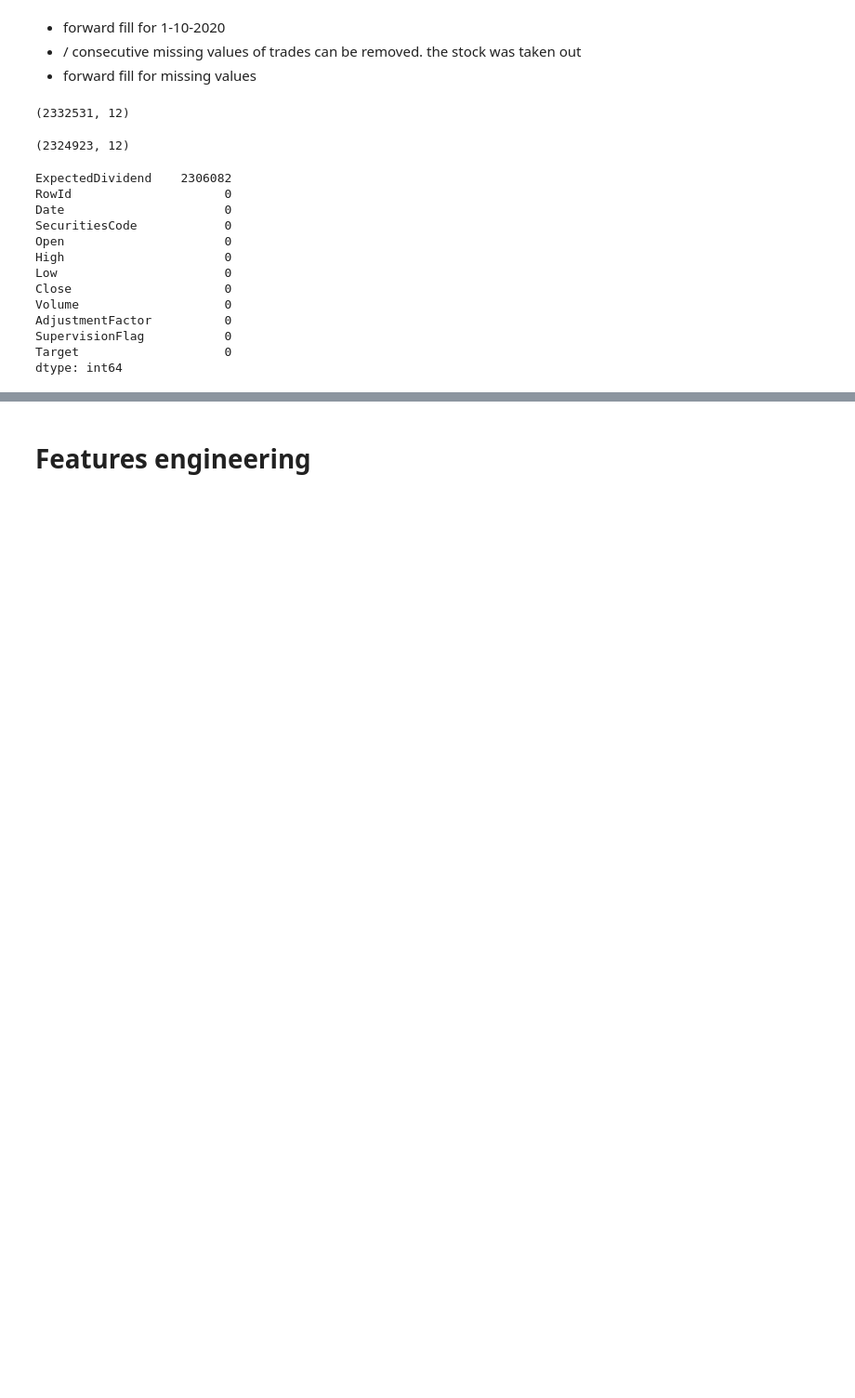
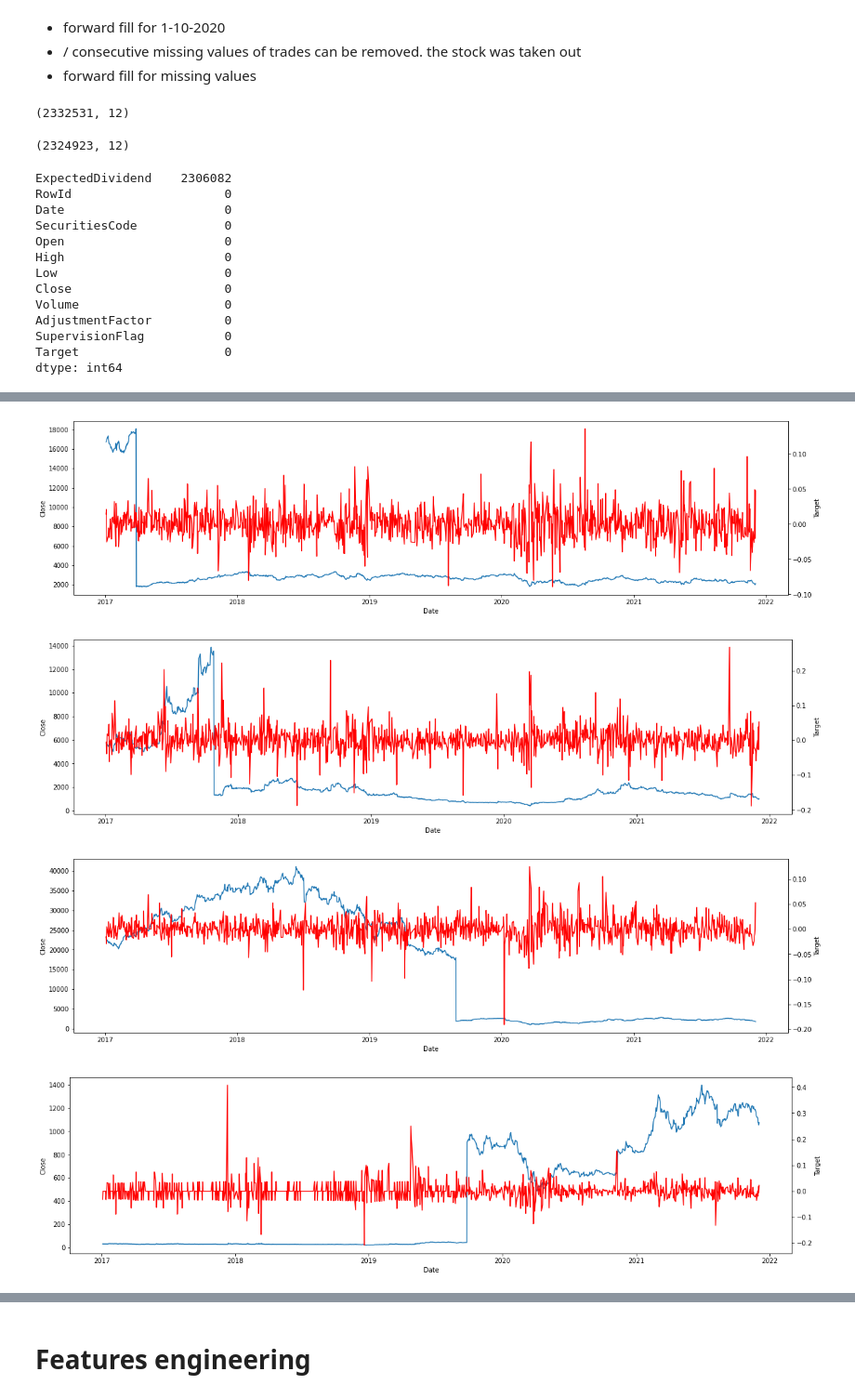
Before and after one commit to valentina-bec/tokyo-stock-exchange, a Jupyter notebook: data.ipynb, the cells around one changed output, grey strips where cells are left out. Shown at 93% size. Cells and saved outputs as stored; diff of their text form; code cells hidden in the pictures; blank space fills up the shorter version.

```diff
--- a/data.ipynb
+++ b/data.ipynb
@@ -409,0 +411,15 @@ prices.head()
+# %%
+def plot_target(df, Code):
+    single_stock = df.query('SecuritiesCode==@Code')
+    plt.figure(figsize=(20,5))
+    sns.lineplot(data=single_stock, y='Close', x='Date')
+    ax2 = plt.twinx()
+    sns.lineplot(data=single_stock, y='Target', x='Date', color='red')
+# %%
+for i in [8876, 6630, 7453, 7638]:
+    plot_target(prices, i)
+# %% [output]
+[figure, added]
+[figure, added]
+[figure, added]
+[figure, added]
```
Also changed, not shown: parts of 10 cells of this notebook.
